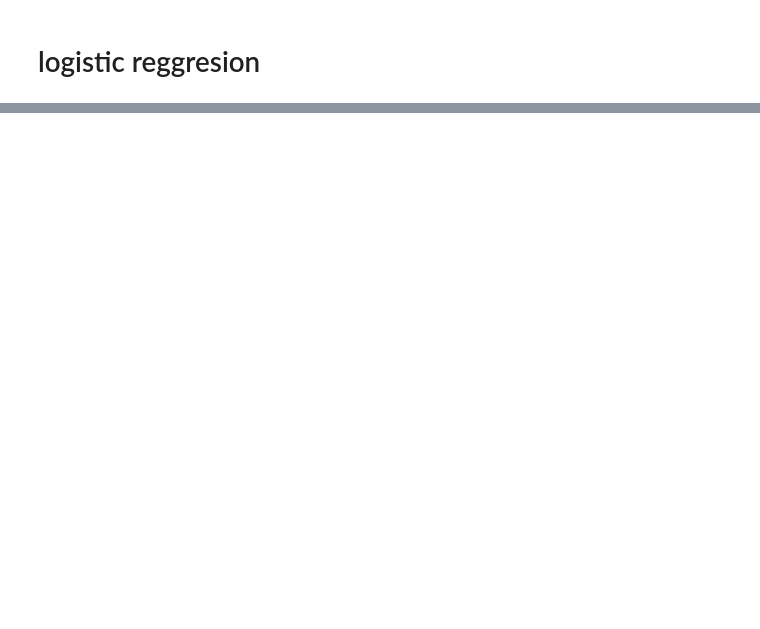
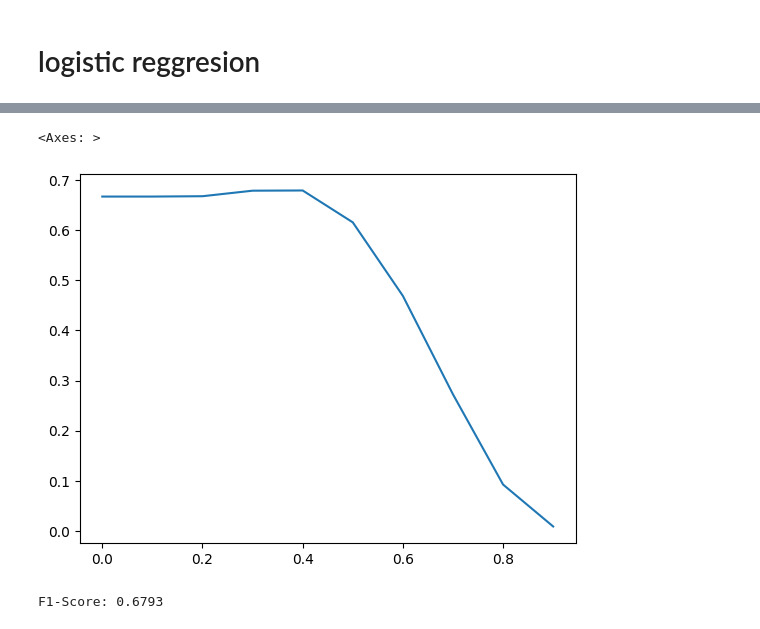
Before and after one commit to romimagshimim-cmyk/RomiRotem, a Jupyter notebook: full_project/code/models.ipynb, the cells around one changed output, grey strips where cells are left out. Cells and saved outputs as stored; diff of their text form; code cells hidden in the pictures; blank space fills up the shorter version.

```diff
--- a/full_project/code/models.ipynb
+++ b/full_project/code/models.ipynb
@@ -161,0 +434,2 @@ Index(['winning_alliance'], dtype='object')
+# %%
+X_train = X_train.astype(float)
@@ -163,0 +470,4 @@ clf = LogisticRegression(random_state=0).fit(X_train, y_train)
+# %%
+y_pred = clf.predict(X_test1)
+f1 = f1_score(y_test1, y_pred)
+print(f"F1-Score: {f1:.4f}")
@@ -163,0 +490,10 @@ clf = LogisticRegression(random_state=0).fit(X_train, y_train)
+# %%
+ks = {}
+# %%
+for k in range(10):
+    y_probs = clf.predict_proba(X_test2)[:, 1]
+    custom_threshold = k/10
+    y_pred_custom = (y_probs >= custom_threshold).astype(int)
+    f1 = f1_score(y_test2, y_pred_custom)
+    ks[k/10] = f1
+    print(f"F1-Score: {f1:.4f}")
@@ -163,0 +524,13 @@ clf = LogisticRegression(random_state=0).fit(X_train, y_train)
+# %%
+sns.lineplot(x=list(ks.keys()), y=list(ks.values()))
+# %% [output]
+<Axes: >
+[figure, added]
+# %%
+y_probs = clf.predict_proba(X_test2)[:, 1]
+custom_threshold = 0.4
+y_pred_custom = (y_probs >= custom_threshold).astype(int)
+f1 = f1_score(y_test2, y_pred_custom)
+print(f"F1-Score: {f1:.4f}")
+# %% [output]
+F1-Score: 0.6793
```
Also changed, not shown: parts of 71 cells of this notebook, 2 other files.
